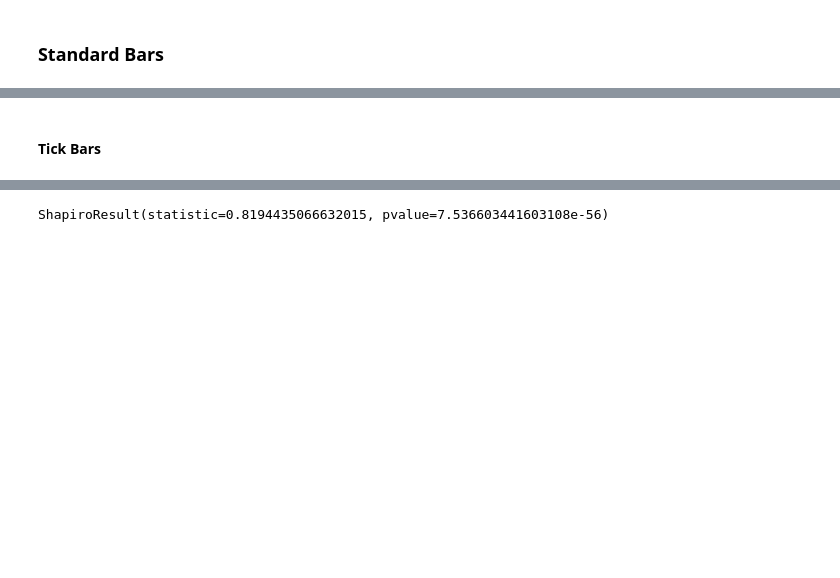
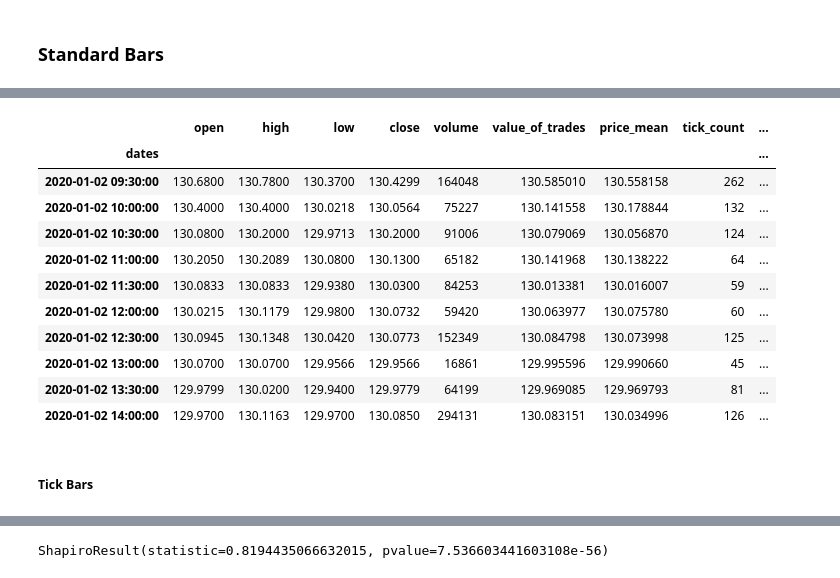
Before and after one commit to RiskLabAI/Notebooks.py, a Jupyter notebook: data/structures/Financial Data Structures.ipynb, the cells around one changed output, grey strips where cells are left out. Saved outputs shown, nothing was run; the diff lists cells and outputs as text; code cells hidden in the pictures; blank space fills up the shorter version.

```diff
--- a/data/structures/Financial Data Structures.ipynb
+++ b/data/structures/Financial Data Structures.ipynb
@@ -77,2 +88,18 @@ Processing batch 0 with size 729726
+# %%
+ohlcvTime = generate_time_bar(dataframe, frequency = "30Min")
+ohlcvTime.head(10)
+# %% [output]
+|  | open | high | low | close | volume | value_of_trades | price_mean | tick_count | ... |
+| dates |  |  |  |  |  |  |  |  | ... |
+| 2020-01-02 09:30:00 | 130.6800 | 130.7800 | 130.3700 | 130.4299 | 164048 | 130.585010 | 130.558158 | 262 | ... |
+| 2020-01-02 10:00:00 | 130.4000 | 130.4000 | 130.0218 | 130.0564 | 75227 | 130.141558 | 130.178844 | 132 | ... |
+| 2020-01-02 10:30:00 | 130.0800 | 130.2000 | 129.9713 | 130.2000 | 91006 | 130.079069 | 130.056870 | 124 | ... |
+| 2020-01-02 11:00:00 | 130.2050 | 130.2089 | 130.0800 | 130.1300 | 65182 | 130.141968 | 130.138222 | 64 | ... |
+| 2020-01-02 11:30:00 | 130.0833 | 130.0833 | 129.9380 | 130.0300 | 84253 | 130.013381 | 130.016007 | 59 | ... |
+| 2020-01-02 12:00:00 | 130.0215 | 130.1179 | 129.9800 | 130.0732 | 59420 | 130.063977 | 130.075780 | 60 | ... |
+| 2020-01-02 12:30:00 | 130.0945 | 130.1348 | 130.0420 | 130.0773 | 152349 | 130.084798 | 130.073998 | 125 | ... |
+| 2020-01-02 13:00:00 | 130.0700 | 130.0700 | 129.9566 | 129.9566 | 16861 | 129.995596 | 129.990660 | 45 | ... |
+| 2020-01-02 13:30:00 | 129.9799 | 130.0200 | 129.9400 | 129.9779 | 64199 | 129.969085 | 129.969793 | 81 | ... |
+| 2020-01-02 14:00:00 | 129.9700 | 130.1163 | 129.9700 | 130.0850 | 294131 | 130.083151 | 130.034996 | 126 | ... |
 # %% [markdown]
-#### Tick Bars
+##### Tick Bars
```
Also changed, not shown: parts of 41 cells of this notebook.
